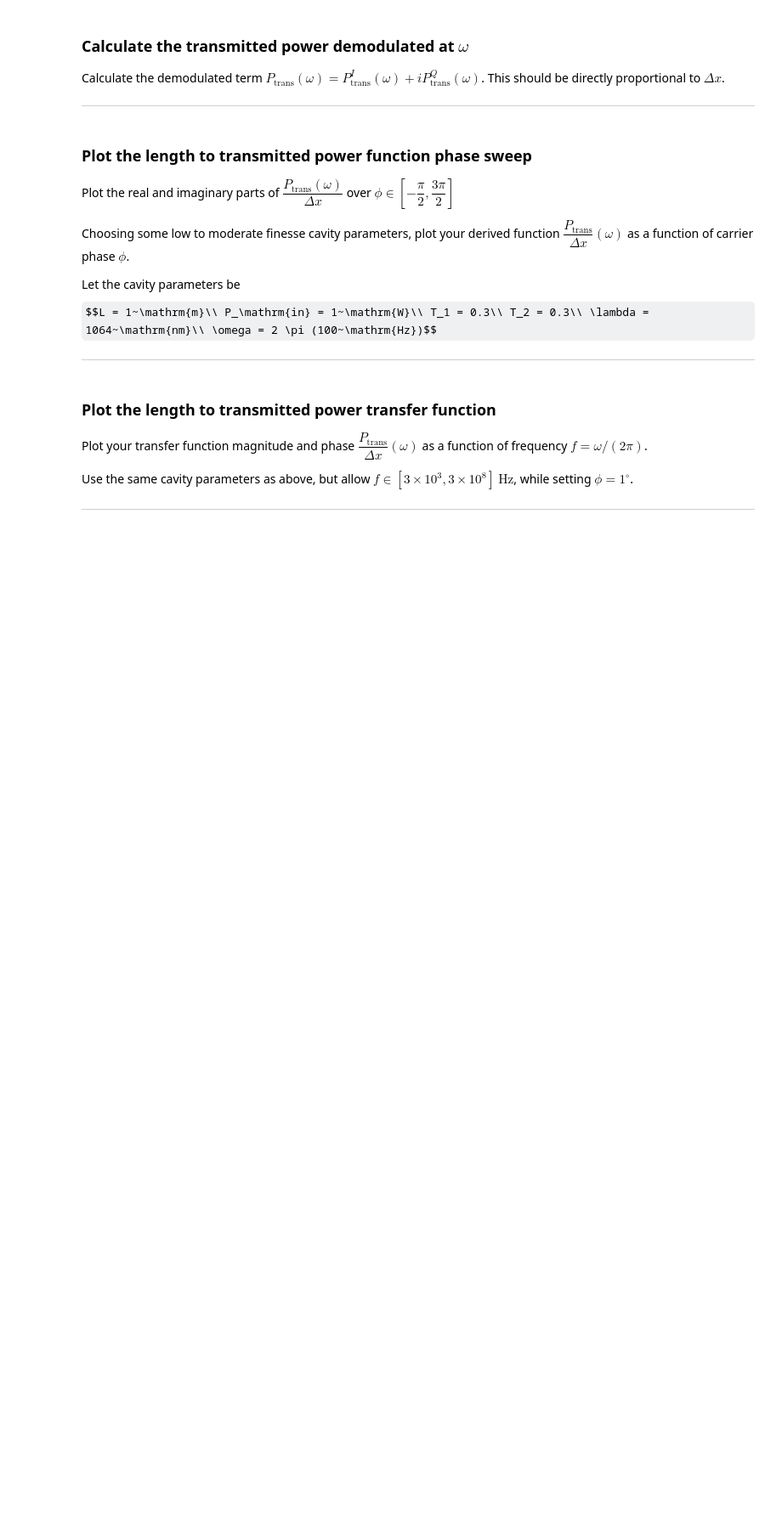
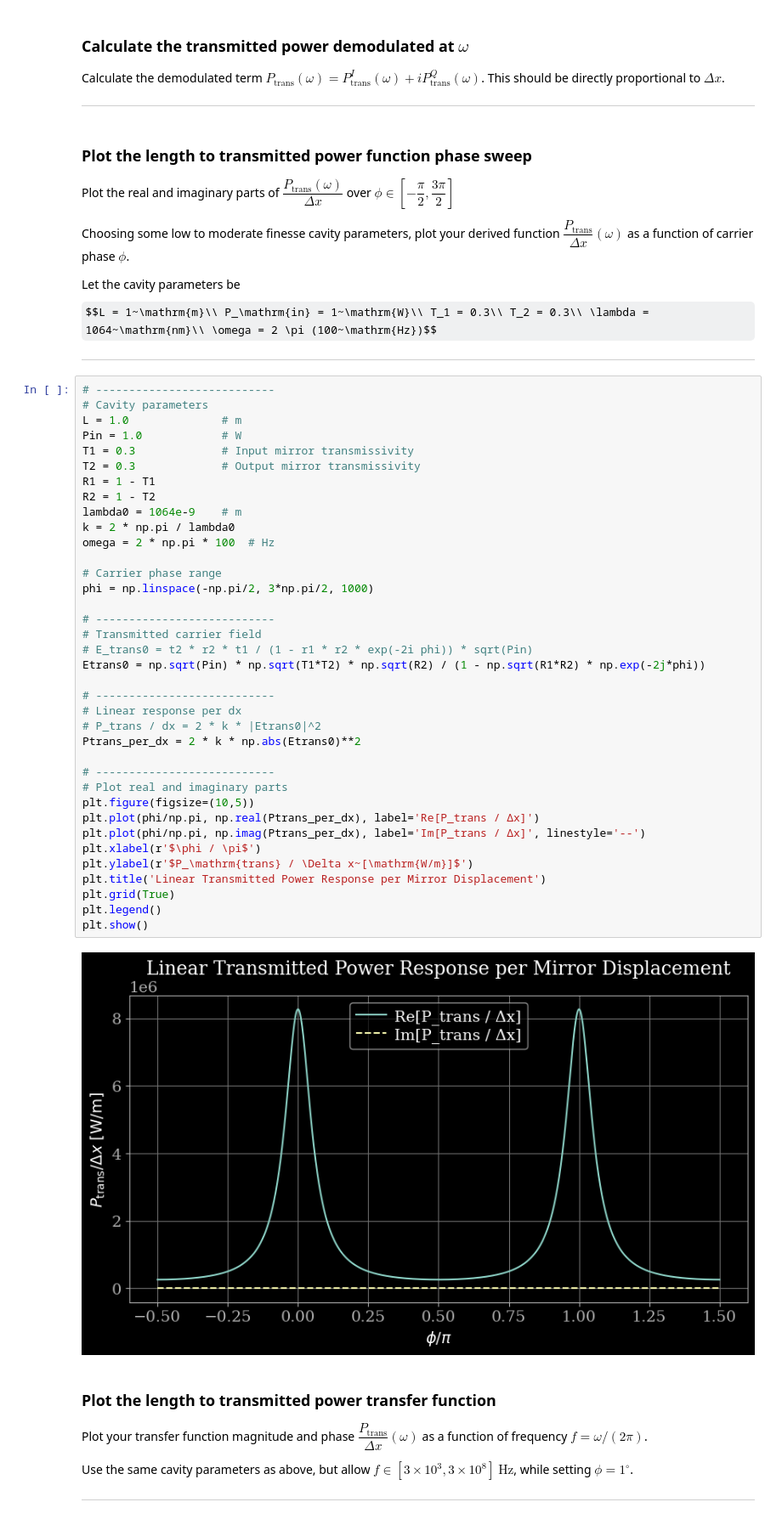
Before and after one commit to breckmeagher/lasers-and-optomechanics-homework-solutions, a Jupyter notebook: work-in-progress/04_hw_dither_locking_pdh_mich_and_fpmi.ipynb, the cells around one changed output. Shown at 85% size. Saved outputs shown, nothing was run; the diff lists cells and outputs as text; some formulas as TeX source; blank space fills up the shorter version.

```diff
--- a/work-in-progress/04_hw_dither_locking_pdh_mich_and_fpmi.ipynb
+++ b/work-in-progress/04_hw_dither_locking_pdh_mich_and_fpmi.ipynb
@@ -68,6 +382,45 @@ Let the cavity parameters be
 $$L = 1~\mathrm{m}\\ P_\mathrm{in} = 1~\mathrm{W}\\ T_1 = 0.3\\ T_2 = 0.3\\ \lambda = 1064~\mathrm{nm}\\ \omega = 2 \pi (100~\mathrm{Hz})$$
 
 ---
+# %%
+# ---------------------------
+# Cavity parameters
+L = 1.0              # m
+Pin = 1.0            # W
+T1 = 0.3             # Input mirror transmissivity
+T2 = 0.3             # Output mirror transmissivity
+R1 = 1 - T1
+R2 = 1 - T2
+lambda0 = 1064e-9    # m
+k = 2 * np.pi / lambda0
+omega = 2 * np.pi * 100  # Hz
+
+# Carrier phase range
+phi = np.linspace(-np.pi/2, 3*np.pi/2, 1000)
+
+# ---------------------------
+# Transmitted carrier field
+# E_trans0 = t2 * r2 * t1 / (1 - r1 * r2 * exp(-2i phi)) * sqrt(Pin)
+Etrans0 = np.sqrt(Pin) * np.sqrt(T1*T2) * np.sqrt(R2) / (1 - np.sqrt(R1*R2) * np.exp(-2j*phi))
+
+# ---------------------------
+# Linear response per dx
+# P_trans / dx = 2 * k * |Etrans0|^2
+Ptrans_per_dx = 2 * k * np.abs(Etrans0)**2
+
+# ---------------------------
+# Plot real and imaginary parts
+plt.figure(figsize=(10,5))
+plt.plot(phi/np.pi, np.real(Ptrans_per_dx), label='Re[P_trans / Δx]')
+plt.plot(phi/np.pi, np.imag(Ptrans_per_dx), label='Im[P_trans / Δx]', linestyle='--')
+plt.xlabel(r'$\phi / \pi$')
+plt.ylabel(r'$P_\mathrm{trans} / \Delta x~[\mathrm{W/m}]$')
+plt.title('Linear Transmitted Power Response per Mirror Displacement')
+plt.grid(True)
+plt.legend()
+plt.show()
+# %% [output]
+[figure, added]
 # %% [markdown]
 ### **Plot the length to transmitted power transfer function**
 
```
Also changed, not shown: parts of 9 cells of this notebook.
